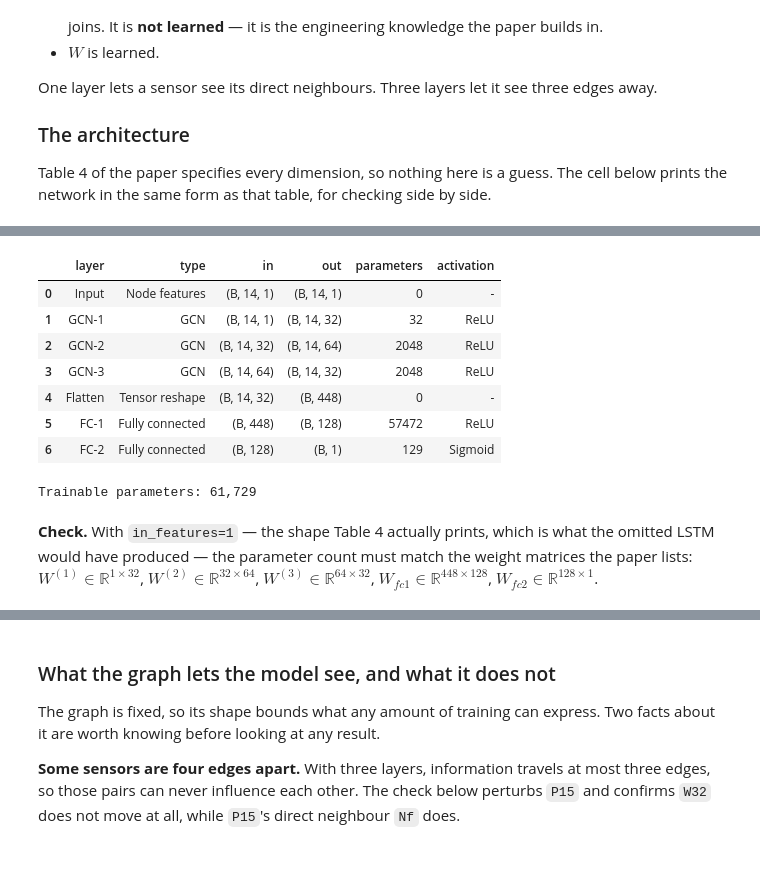
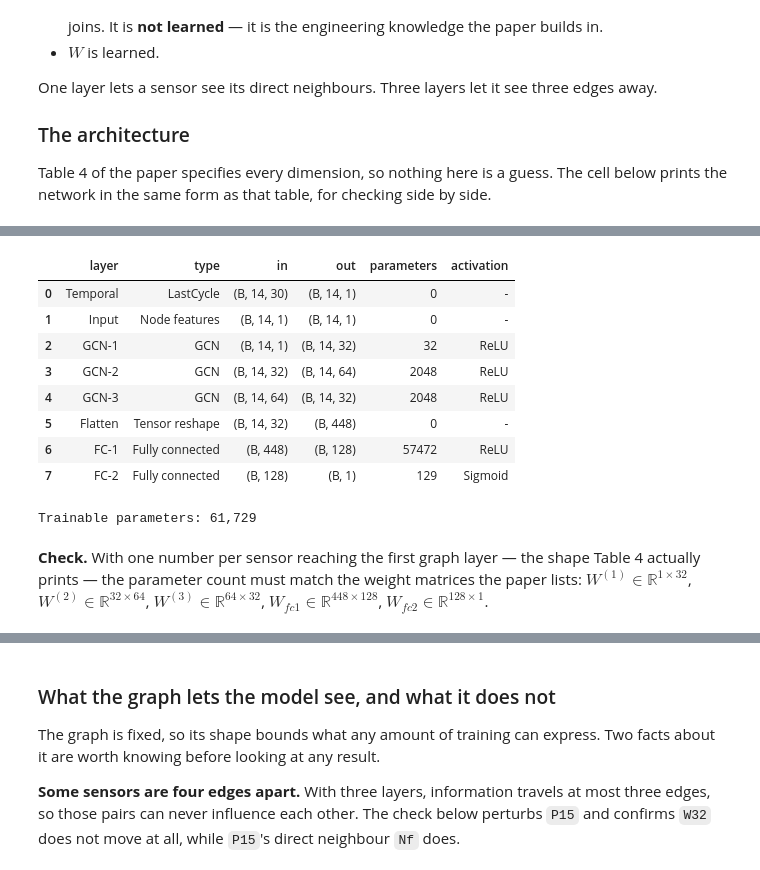
Before and after one commit to AminDaryan/Thesis-GNN-RUL-XAI, a Jupyter notebook: notebooks/02_model_fd001.ipynb, the cells around one changed output, grey strips where cells are left out. Drawn from its saved outputs; the diff is of its cells as text; code cells hidden in the pictures.

```diff
--- a/notebooks/02_model_fd001.ipynb
+++ b/notebooks/02_model_fd001.ipynb
@@ -141,7 +148,7 @@ Table 4 of the paper specifies every dimension, so nothing here is a guess. The
 # %%
 model = ESTGNN(
     prepared.adjacency_normalized,
-    in_features=prepared.train.features.shape[2],
+    temporal=LastCycle(config.window_size),
     rul_max=config.rul_max,
 )
 print()
@@ -152,12 +159,13 @@ print(f"Trainable parameters: {model.count_parameters():,}")
 |  | layer | type | in | out | parameters | activation |
-| 0 | Input | Node features | (B, 14, 1) | (B, 14, 1) | 0 | - |
-| 1 | GCN-1 | GCN | (B, 14, 1) | (B, 14, 32) | 32 | ReLU |
-| 2 | GCN-2 | GCN | (B, 14, 32) | (B, 14, 64) | 2048 | ReLU |
-| 3 | GCN-3 | GCN | (B, 14, 64) | (B, 14, 32) | 2048 | ReLU |
-| 4 | Flatten | Tensor reshape | (B, 14, 32) | (B, 448) | 0 | - |
-| 5 | FC-1 | Fully connected | (B, 448) | (B, 128) | 57472 | ReLU |
-| 6 | FC-2 | Fully connected | (B, 128) | (B, 1) | 129 | Sigmoid |
+| 0 | Temporal | LastCycle | (B, 14, 30) | (B, 14, 1) | 0 | - |
+| 1 | Input | Node features | (B, 14, 1) | (B, 14, 1) | 0 | - |
+| 2 | GCN-1 | GCN | (B, 14, 1) | (B, 14, 32) | 32 | ReLU |
+| 3 | GCN-2 | GCN | (B, 14, 32) | (B, 14, 64) | 2048 | ReLU |
+| 4 | GCN-3 | GCN | (B, 14, 64) | (B, 14, 32) | 2048 | ReLU |
+| 5 | Flatten | Tensor reshape | (B, 14, 32) | (B, 448) | 0 | - |
+| 6 | FC-1 | Fully connected | (B, 448) | (B, 128) | 57472 | ReLU |
+| 7 | FC-2 | Fully connected | (B, 128) | (B, 1) | 129 | Sigmoid |
 Trainable parameters: 61,729
 # %% [markdown]
-**Check.** With `in_features=1` — the shape Table 4 actually prints, which is what the omitted LSTM would have produced — the parameter count must match the weight matrices the paper lists: $W^{(1)}\in\mathbb{R}^{1\times32}$, $W^{(2)}\in\mathbb{R}^{32\times64}$, $W^{(3)}\in\mathbb{R}^{64\times32}$, $W_{fc1}\in\mathbb{R}^{448\times128}$, $W_{fc2}\in\mathbb{R}^{128\times1}$.
+**Check.** With one number per sensor reaching the first graph layer — the shape Table 4 actually prints — the parameter count must match the weight matrices the paper lists: $W^{(1)}\in\mathbb{R}^{1\times32}$, $W^{(2)}\in\mathbb{R}^{32\times64}$, $W^{(3)}\in\mathbb{R}^{64\times32}$, $W_{fc1}\in\mathbb{R}^{448\times128}$, $W_{fc2}\in\mathbb{R}^{128\times1}$.
 # %%
```
Also changed, not shown: parts of 15 cells of this notebook, 1 other file.
